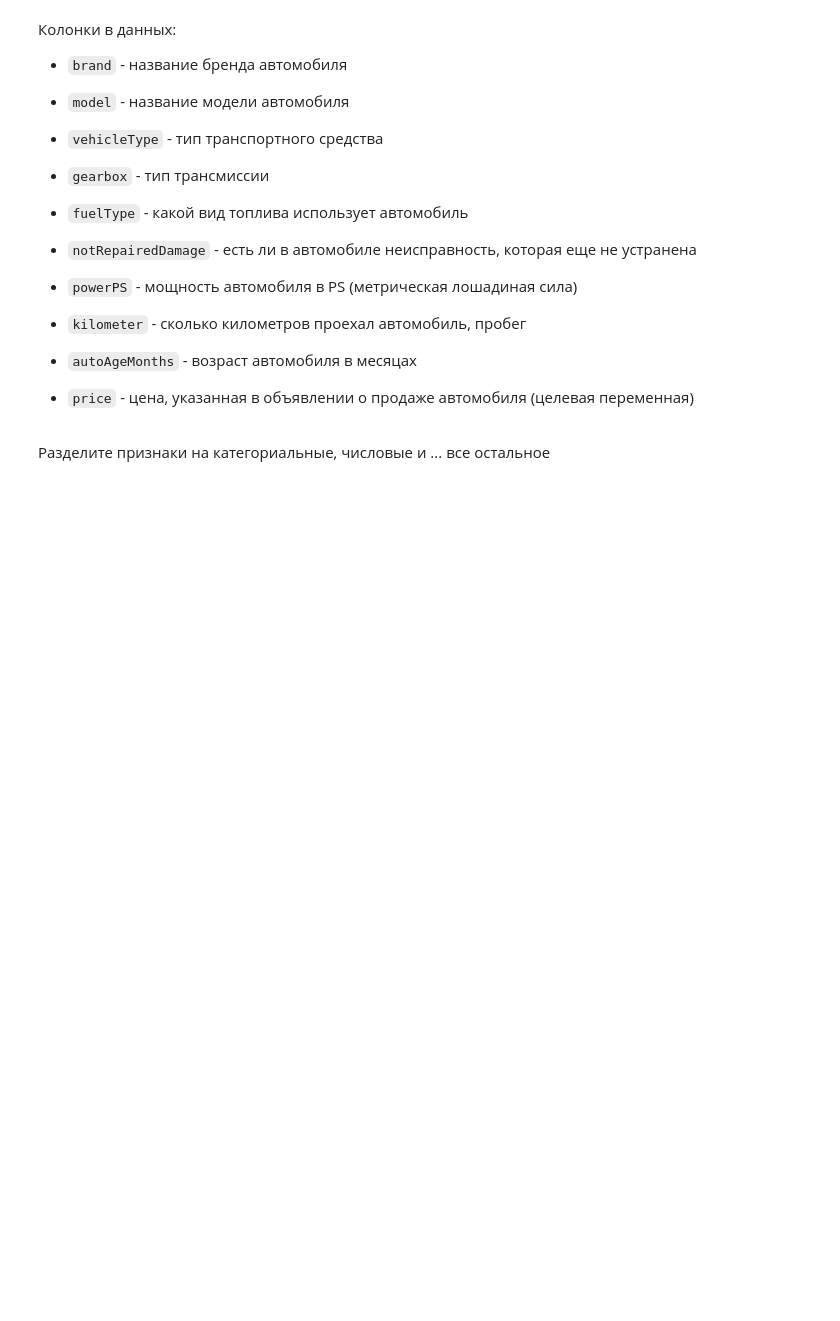
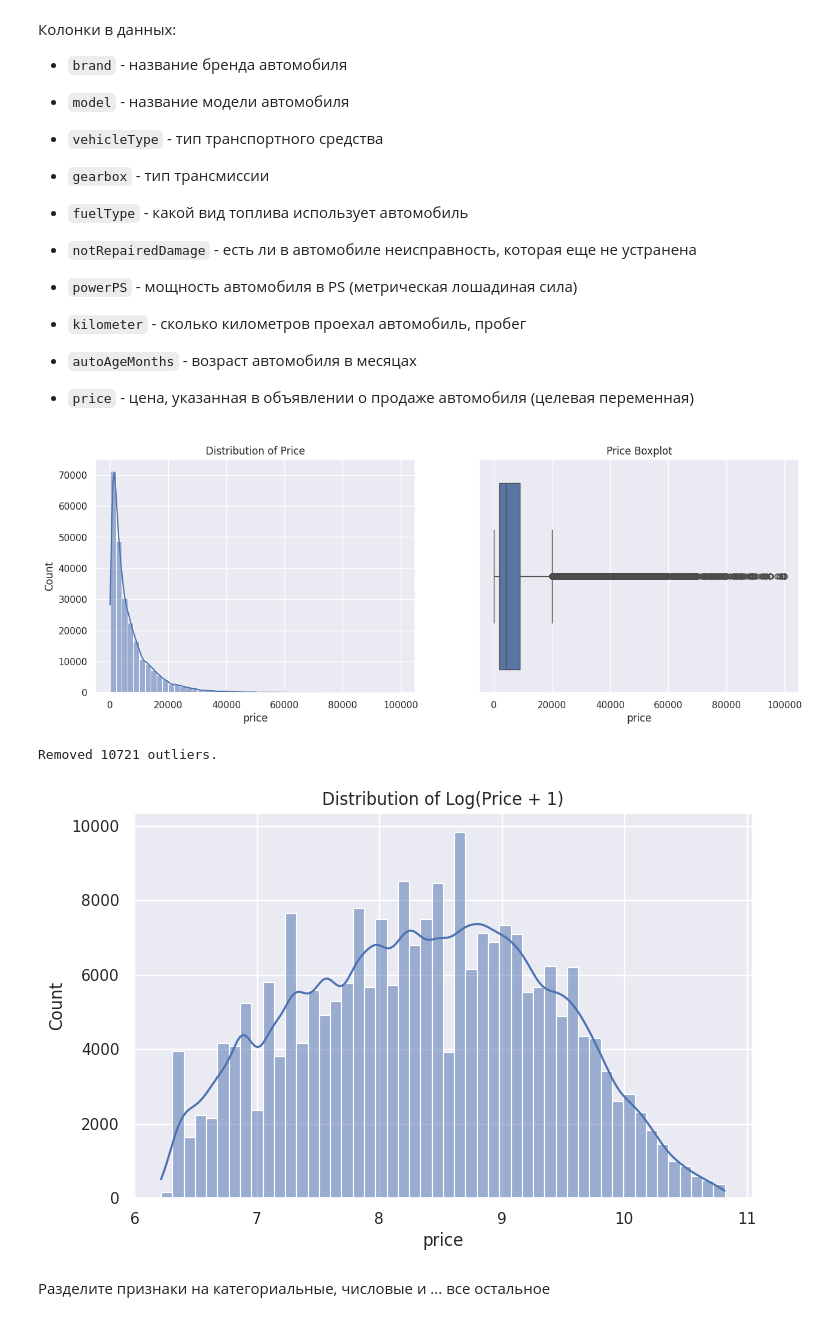
Before and after one commit to 9santa/ml-course-hse, a Jupyter notebook: ml1-2026-spring/homework-practice/homework-practice-02-gd/homework-practice-02-gd.ipynb, the cells around one changed output. Cells and saved outputs as stored; diff of their text form; code cells hidden in the pictures; blank space fills up the shorter version.

```diff
--- a/ml1-2026-spring/homework-practice/homework-practice-02-gd/homework-practice-02-gd.ipynb
+++ b/ml1-2026-spring/homework-practice/homework-practice-02-gd/homework-practice-02-gd.ipynb
@@ -554,6 +553,33 @@ data.head()
 
 
 * `price` - цена, указанная в объявлении о продаже автомобиля (целевая переменная)
+# %%
+fig, axes = plt.subplots(1, 2, figsize=(15, 5))
+
+sns.histplot(data['price'], bins=50, kde=True, ax=axes[0])
+axes[0].set_title('Distribution of Price')
+
+
+sns.boxplot(x=data['price'], ax=axes[1])
+axes[1].set_title('Price Boxplot')
+
+plt.show()
+
+data.describe()
+
+# Уберем outliers через ограничение цены в диапазон [500, 50000]
+original_size = len(data)
+data = data[(data['price'] > 500) & (data['price'] < 50000)]
+print(f"Removed {original_size - len(data)} outliers.")
+
+plt.figure(figsize=(8, 5))
+sns.histplot(np.log1p(data['price']), bins=50, kde=True)
+plt.title('Distribution of Log(Price + 1)')
+plt.show()
+# %% [output]
+[figure, added]
+Removed 10721 outliers.
+[figure, added]
 # %% [markdown]
 Разделите признаки на категориальные, числовые и ... все остальное
 # %%
```
Also changed, not shown: parts of 9 cells of this notebook, 1 other file.
